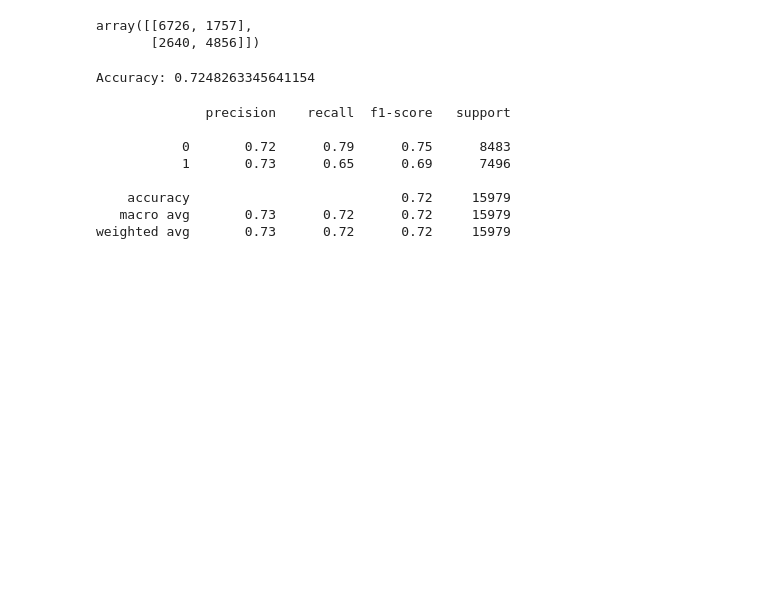
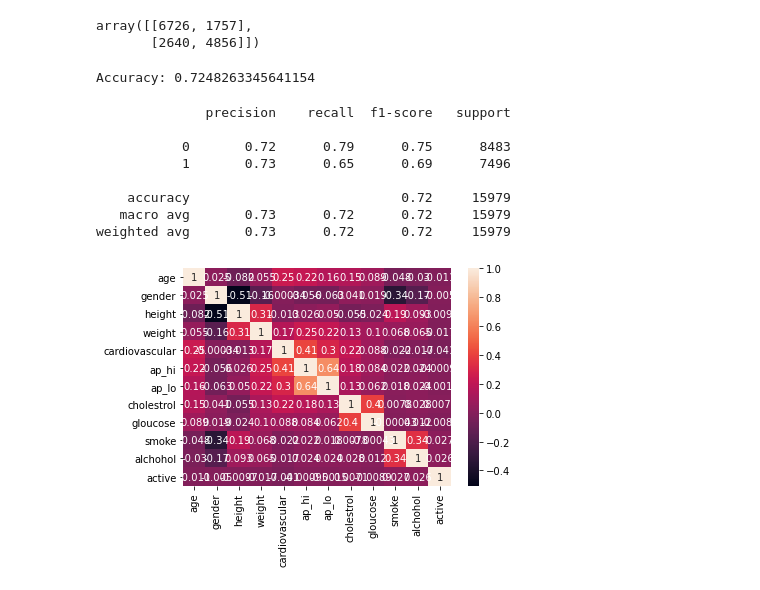
Before and after one commit to fadlnabbouh/final_project, a Jupyter notebook: ML/Logistic_regression_model.ipynb, the cells around one changed output. Saved outputs shown, nothing was run; the diff lists cells and outputs as text; code cells hidden in the pictures; blank space fills up the shorter version.

```diff
--- a/ML/Logistic_regression_model.ipynb
+++ b/ML/Logistic_regression_model.ipynb
@@ -195,3 +195,7 @@ print(classification_report(y_true, y_pred))
     accuracy                           0.72     15979
    macro avg       0.73      0.72      0.72     15979
 weighted avg       0.73      0.72      0.72     15979
+# %%
+df2['age'] = df2['age'].astype(float)
+# %%
+df3 = df2.drop(columns = ['BMI'])
@@ -197,0 +207,5 @@ weighted avg       0.73      0.72      0.72     15979
+# %%
+sn.heatmap(df3.corr(), annot = True)
+plt.show()
+# %% [output]
+[figure, added]
```
Also changed, not shown: parts of 4 cells of this notebook, 2 other files.
